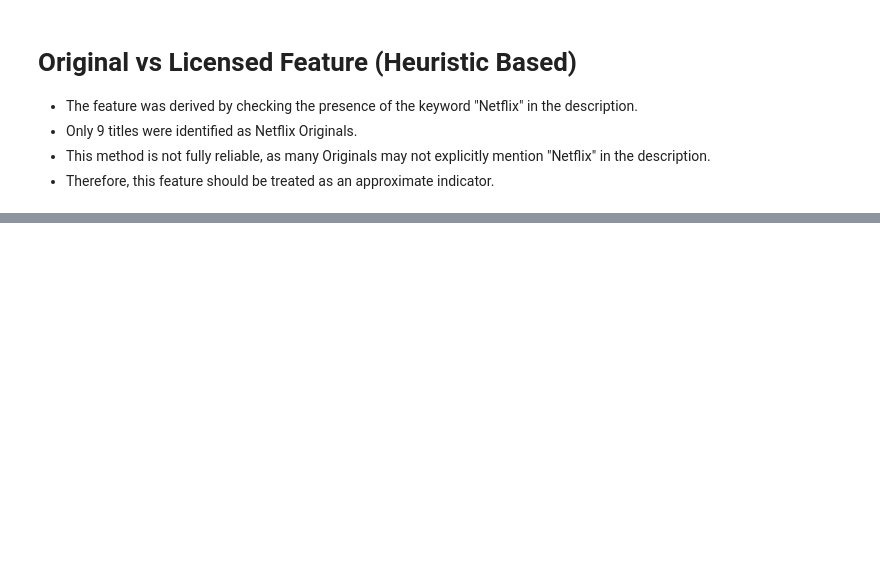
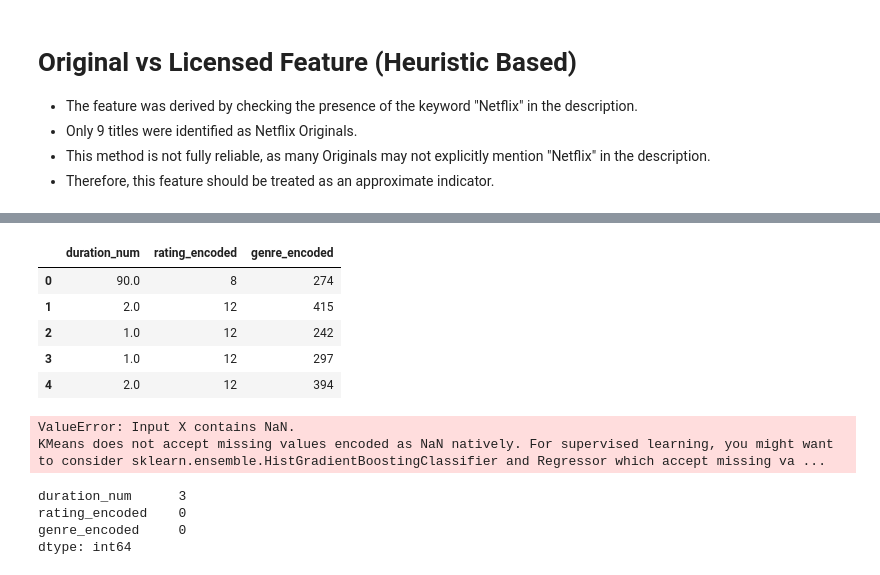
Before and after one commit to Sadiyashaikh15/Streamscope--Netflix, a Jupyter notebook: notebooks/milestone1_data_preparation.ipynb, the cells around one changed output, grey strips where cells are left out. Saved outputs shown, nothing was run; the diff lists cells and outputs as text; code cells hidden in the pictures; blank space fills up the shorter version.

```diff
--- a/notebooks/milestone1_data_preparation.ipynb
+++ b/notebooks/milestone1_data_preparation.ipynb
@@ -314,0 +350,21 @@ Name: count, dtype: int64
+# %%
+df['duration_num'] = df['duration'].str.extract(r'(\d+)').astype(float)
+# %%
+from sklearn.preprocessing import LabelEncoder
+
+le_rating = LabelEncoder()
+df['rating_encoded'] = le_rating.fit_transform(df['rating'])
+# %%
+le_genre = LabelEncoder()
+df['genre_encoded'] = le_genre.fit_transform(df['listed_in'])
+# %%
+features = df[['duration_num','rating_encoded','genre_encoded']]
+
+features.head()
+# %% [output]
+|  | duration_num | rating_encoded | genre_encoded |
+| 0 | 90.0 | 8 | 274 |
+| 1 | 2.0 | 12 | 415 |
+| 2 | 1.0 | 12 | 242 |
+| 3 | 1.0 | 12 | 297 |
+| 4 | 2.0 | 12 | 394 |
@@ -314,0 +377,18 @@ Name: count, dtype: int64
+# %%
+from sklearn.cluster import KMeans
+
+kmeans = KMeans(n_clusters=5, random_state=42)
+
+df['cluster'] = kmeans.fit_predict(X_scaled)
+
+df[['title','cluster']].head()
+# %% [output]
+ValueError: Input X contains NaN.
+KMeans does not accept missing values encoded as NaN natively. For supervised learning, you might want to consider sklearn.ensemble.HistGradientBoostingClassifier and Regressor which accept missing va ...
+# %%
+features.isnull().sum()
+# %% [output]
+duration_num      3
+rating_encoded    0
+genre_encoded     0
+dtype: int64
```
Also changed, not shown: parts of 22 cells of this notebook, 1 other file.
